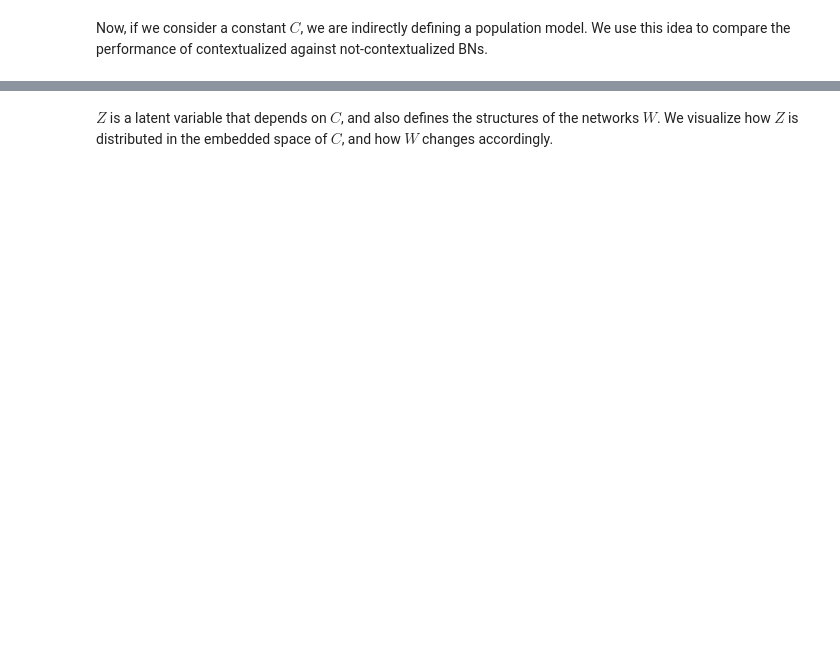
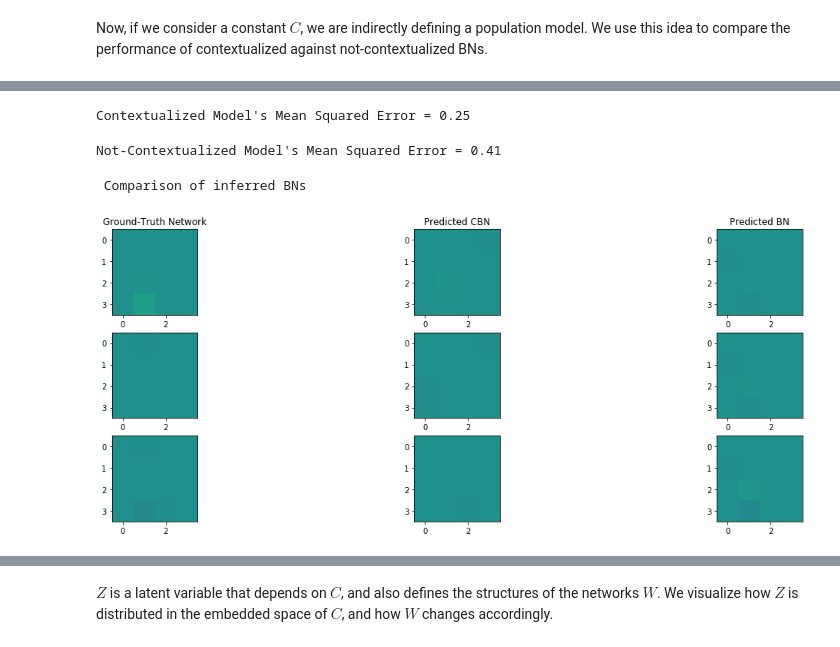
Before and after one commit to cnellington/Contextualized, a Jupyter notebook: docs/benefits_of_contextualized_ML.ipynb, the cells around one changed output, grey strips where cells are left out. Drawn from its saved outputs; the diff is of its cells as text; code cells hidden in the pictures; blank space fills up the shorter version.

```diff
--- a/docs/benefits_of_contextualized_ML.ipynb
+++ b/docs/benefits_of_contextualized_ML.ipynb
@@ -53,10 +60,8 @@ for i, w in enumerate(W):
 # %%
-%%capture
 from contextualized.easy import ContextualizedBayesianNetworks
-with io.capture_output() as captured:
-    cbn = ContextualizedBayesianNetworks(
-        encoder_type='mlp', num_archetypes=16,
-        n_bootstraps=2, archetype_dag_loss_type="DAGMA", archetype_alpha=0.,
-        sample_specific_dag_loss_type="DAGMA", sample_specific_alpha=1e-1,
-        learning_rate=1e-3)
+cbn = ContextualizedBayesianNetworks(
+    encoder_type='mlp', num_archetypes=16,
+    n_bootstraps=2, archetype_dag_loss_type="DAGMA", archetype_alpha=0.,
+    sample_specific_dag_loss_type="DAGMA", sample_specific_alpha=1e-1,
+    learning_rate=1e-3)
 cbn.fit(C, X, max_epochs=10)
@@ -267,0 +157,14 @@ plot_embedding_for_all_covars(low_dim_networks[:, :2], pd.DataFrame(C, columns=[
+# %%
+print_error(cbn, bn, C, W, n)
+# %% [output]
+Contextualized Model's Mean Squared Error = 0.25
+Not-Contextualized Model's Mean Squared Error = 0.41
+# %%
+index_of_1 = np.where(C == np.min(C))[0][0]
+index_of_2 = np.where(np.isclose(C, np.mean(C), 0.09))[0][0]
+index_of_3 = np.where(C == np.max(C))[0][0]
+
+plot_adjacency_matrix(W, cbn, bn, C, index_of_1, index_of_2, index_of_3)
+# %% [output]
+ Comparison of inferred BNs
+[figure, added]
```
Also changed, not shown: parts of 26 cells of this notebook.
